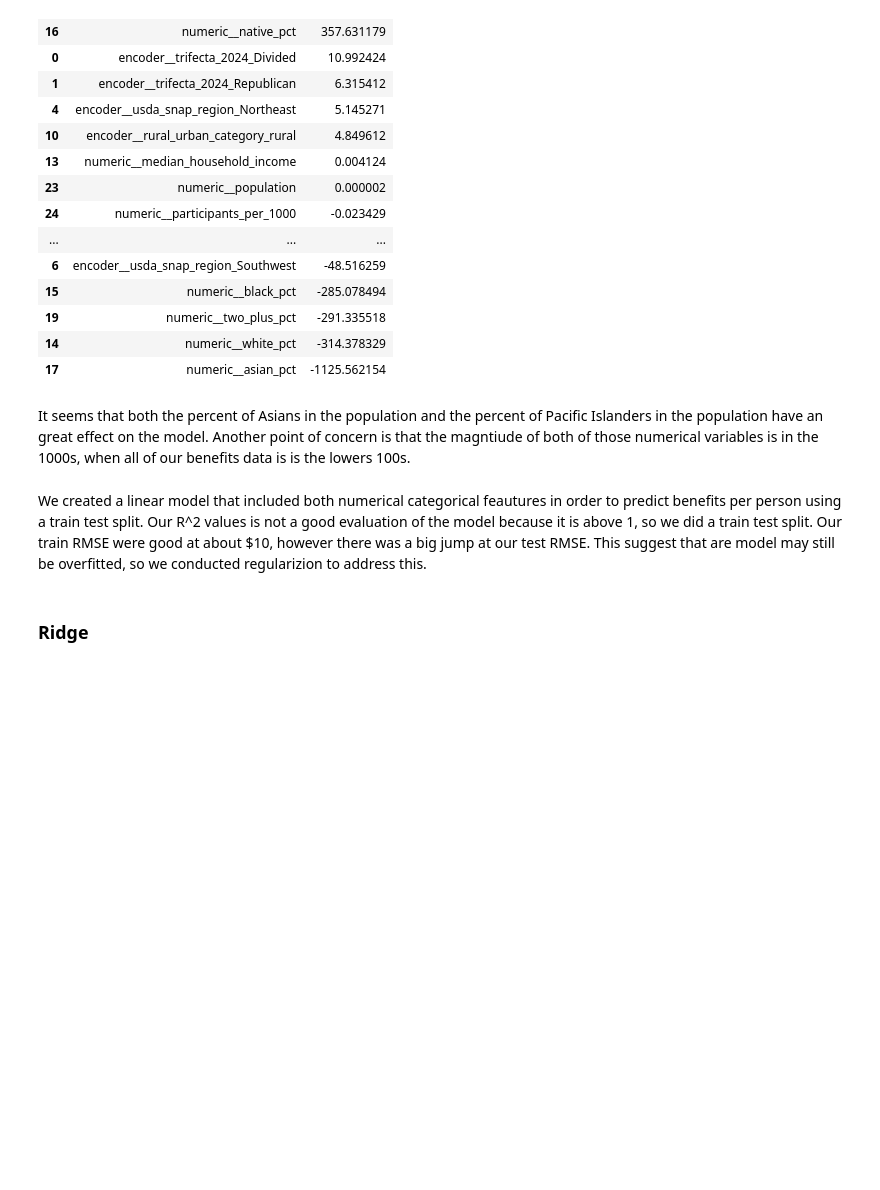
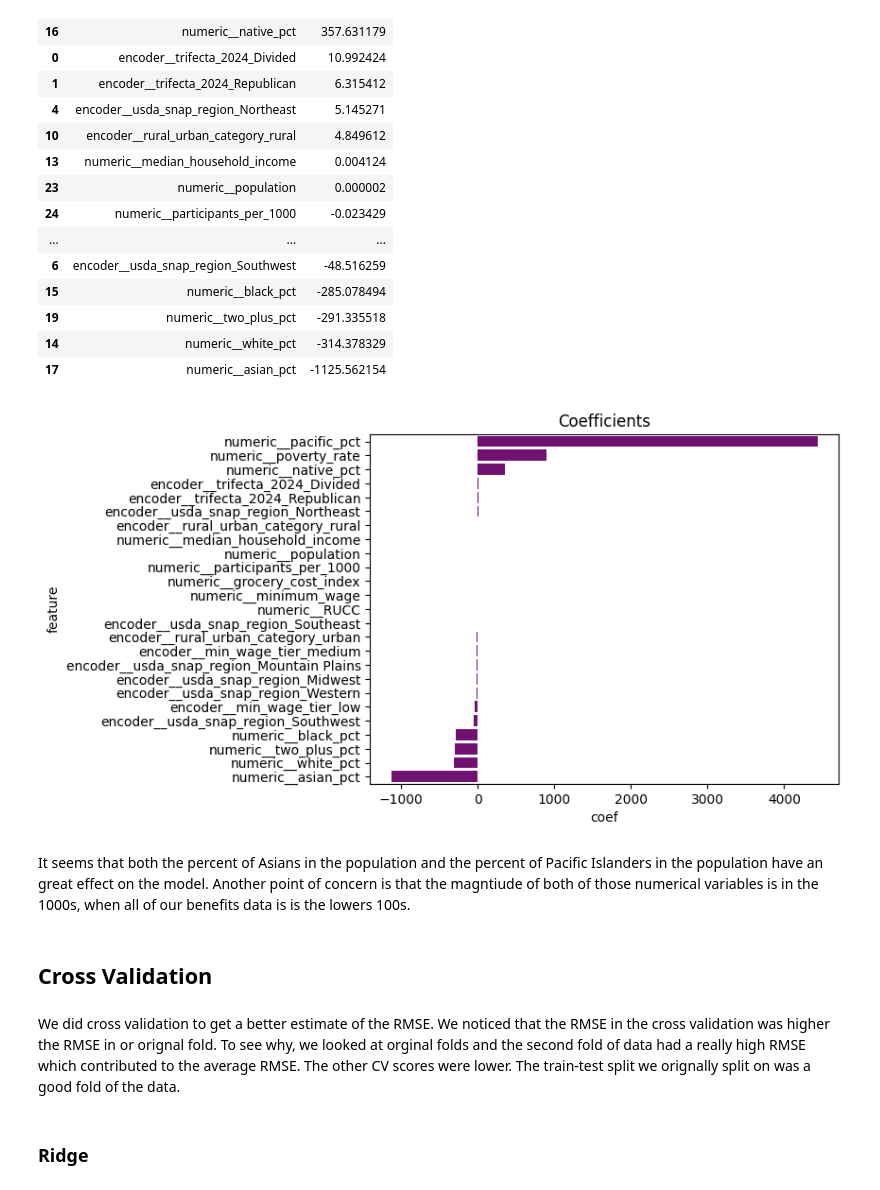
Before and after one commit to arnavjain321-prog/DS_6021_Final_Project, a Jupyter notebook: Model_ExplanationP1.ipynb, the cells around one changed output. Cells and saved outputs as stored; diff of their text form; code cells hidden in the pictures; blank space fills up the shorter version.

Commit message:
fixed graphs

```diff
--- a/Model_ExplanationP1.ipynb
+++ b/Model_ExplanationP1.ipynb
@@ -529,4 +507,10 @@ fig1.show()
+# %%
+sns.barplot(coef_df,x='coef',y='feature',orient='h',color='purple',order=coef_df.sort_values(by='coef',ascending=False).feature)
+plt.title("Coefficients")
+plt.show()
+# %% [output]
+[figure, added]
 # %% [markdown]
 It seems that both the percent of Asians in the population and the percent of Pacific Islanders in the population have an great effect on the model. Another point of concern is that the magntiude of both of those numerical variables is in the 1000s, when all of our benefits data is is the lowers 100s.
-# %% [markdown]
-We created a linear model that included both numerical categorical feautures in order to predict benefits per person using a train test split. Our R^2 values is not a good evaluation of the model because it is above 1, so we did a train test split. Our train RMSE were good at about $10, however there was a big jump at our test RMSE. This suggest that are model may still be overfitted, so we conducted regularizion to address this.
+# %% [markdown]
+## Cross Validation
@@ -533,3 +521,5 @@ We created a linear model that included both numerical categorical feautures in
+# %% [markdown]
+We did cross validation to get a better estimate of the RMSE. We noticed that the RMSE in the cross validation was higher the RMSE in or orignal fold. To see why, we looked at orginal folds and the second fold of data had a really high RMSE which contributed to the average RMSE. The other CV scores were lower. The train-test split we orignally split on was a good fold of the data.
 # %%
 from sklearn.linear_model import LogisticRegression, LinearRegression, Ridge, Lasso
 # %% [markdown]
```
Also changed, not shown: parts of 14 cells of this notebook, 1 other file.
